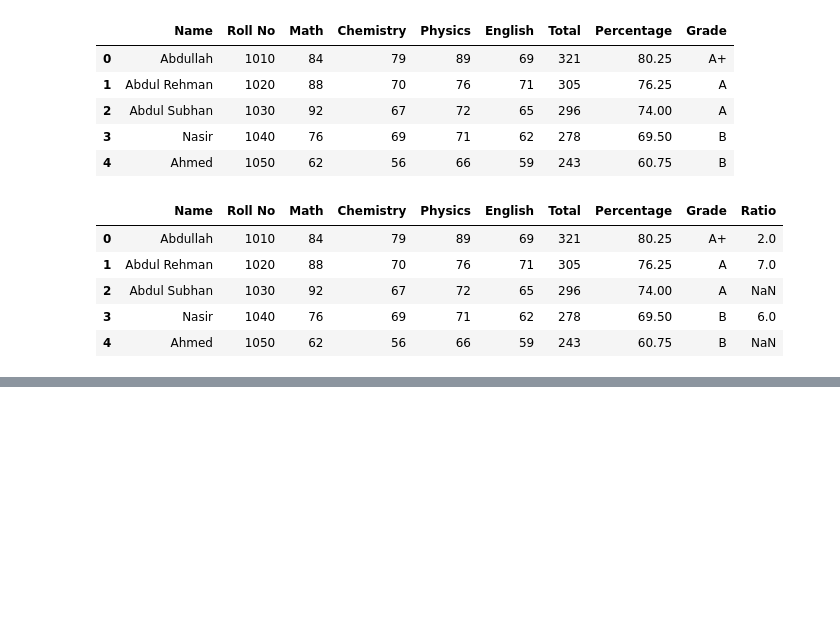
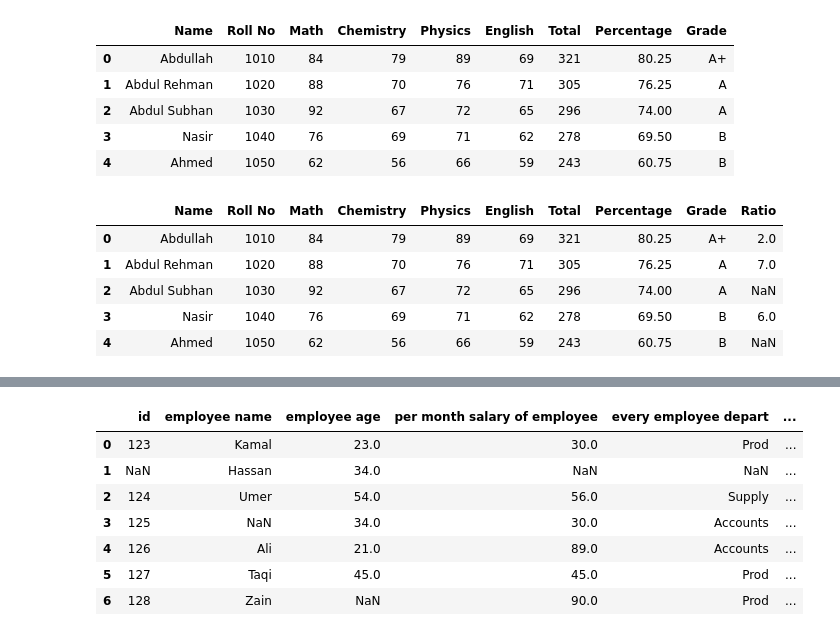
Before and after one commit to abdullahzeeshaan/python, a Jupyter notebook: python_practices/Pandas.ipynb, the cells around one changed output, grey strips where cells are left out. Cells and saved outputs as stored; diff of their text form; code cells hidden in the pictures; blank space fills up the shorter version.

```diff
--- a/python_practices/Pandas.ipynb
+++ b/python_practices/Pandas.ipynb
@@ -511,0 +643,18 @@ df.dropna(axis = 1, thresh=4) # Drop the column have nan values, greater then or
+# %%
+employee = pd.DataFrame({'id': ['123',np.nan,'124','125','126','127','128'],
+                         'employee name': ["Kamal","Hassan","Umer",np.nan,'Ali',"Taqi","Zain"],
+                         'employee age': [23,34,54,34,21,45,np.nan],
+                         'per month salary of employee': [30,np.nan,56,30,89,45,90],
+                         'every employee depart': ["Prod",np.nan,"Supply","Accounts", "Accounts",'Prod',"Prod"],
+                         'employee year os survice': [5,6,7,2,1,9,np.nan]})
+
+employee
+# %% [output]
+|  | id | employee name | employee age | per month salary of employee | every employee depart | ... |
+| 0 | 123 | Kamal | 23.0 | 30.0 | Prod | ... |
+| 1 | NaN | Hassan | 34.0 | NaN | NaN | ... |
+| 2 | 124 | Umer | 54.0 | 56.0 | Supply | ... |
+| 3 | 125 | NaN | 34.0 | 30.0 | Accounts | ... |
+| 4 | 126 | Ali | 21.0 | 89.0 | Accounts | ... |
+| 5 | 127 | Taqi | 45.0 | 45.0 | Prod | ... |
+| 6 | 128 | Zain | NaN | 90.0 | Prod | ... |
```
Also changed, not shown: parts of 23 cells of this notebook.
